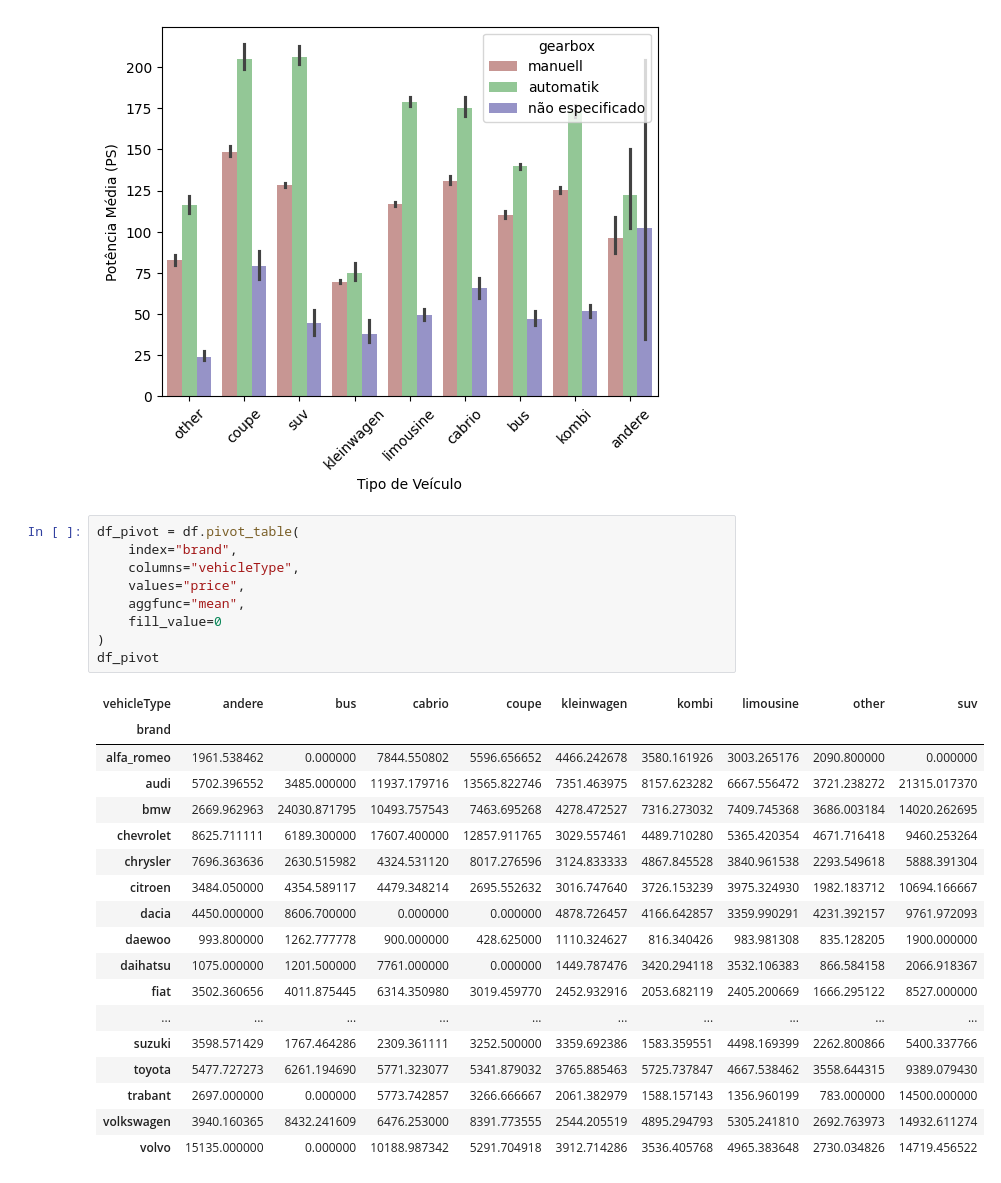
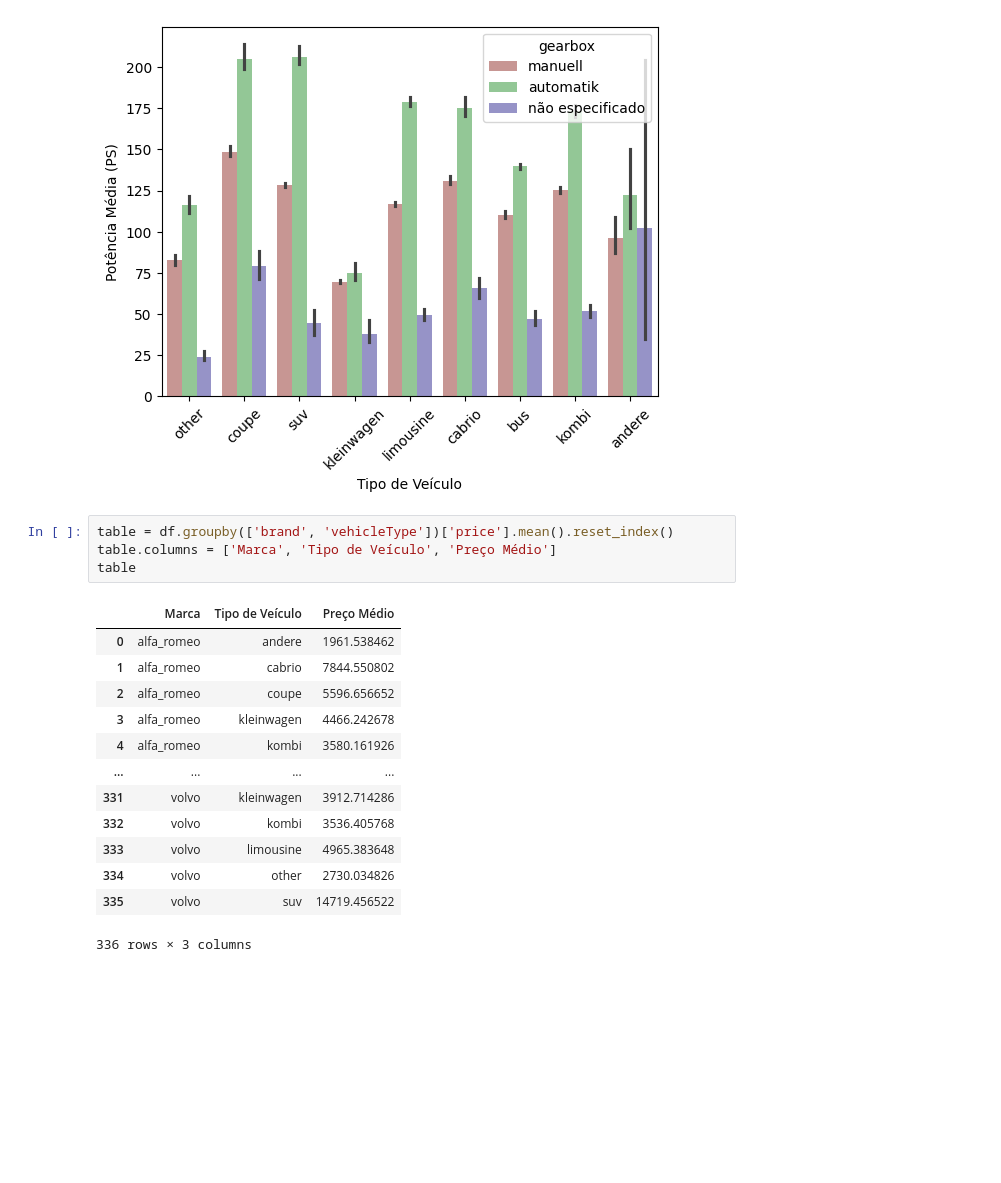
Before and after one commit to Ppaulo03/BI, a Jupyter notebook: Regressão Linear/kaggle.ipynb, the cells around one changed output. Saved outputs shown, nothing was run; the diff lists cells and outputs as text; blank space fills up the shorter version.

```diff
--- a/Regressão Linear/kaggle.ipynb
+++ b/Regressão Linear/kaggle.ipynb
@@ -103,31 +103,21 @@ plt.show()
 # %% [output]
 [figure]
 # %%
-df_pivot = df.pivot_table(
-    index="brand",
-    columns="vehicleType",
-    values="price",
-    aggfunc="mean",
-    fill_value=0
-)
-df_pivot
+table = df.groupby(['brand', 'vehicleType'])['price'].mean().reset_index()
+table.columns = ['Marca', 'Tipo de Veículo', 'Preço Médio']
+table
 # %% [output]
-| vehicleType | andere | bus | cabrio | coupe | kleinwagen | kombi | limousine | other | suv |
-| brand |  |  |  |  |  |  |  |  |  |
-| alfa_romeo | 1961.538462 | 0.000000 | 7844.550802 | 5596.656652 | 4466.242678 | 3580.161926 | 3003.265176 | 2090.800000 | 0.000000 |
-| audi | 5702.396552 | 3485.000000 | 11937.179716 | 13565.822746 | 7351.463975 | 8157.623282 | 6667.556472 | 3721.238272 | 21315.017370 |
-| bmw | 2669.962963 | 24030.871795 | 10493.757543 | 7463.695268 | 4278.472527 | 7316.273032 | 7409.745368 | 3686.003184 | 14020.262695 |
-| chevrolet | 8625.711111 | 6189.300000 | 17607.400000 | 12857.911765 | 3029.557461 | 4489.710280 | 5365.420354 | 4671.716418 | 9460.253264 |
-| chrysler | 7696.363636 | 2630.515982 | 4324.531120 | 8017.276596 | 3124.833333 | 4867.845528 | 3840.961538 | 2293.549618 | 5888.391304 |
-| citroen | 3484.050000 | 4354.589117 | 4479.348214 | 2695.552632 | 3016.747640 | 3726.153239 | 3975.324930 | 1982.183712 | 10694.166667 |
-| dacia | 4450.000000 | 8606.700000 | 0.000000 | 0.000000 | 4878.726457 | 4166.642857 | 3359.990291 | 4231.392157 | 9761.972093 |
-| daewoo | 993.800000 | 1262.777778 | 900.000000 | 428.625000 | 1110.324627 | 816.340426 | 983.981308 | 835.128205 | 1900.000000 |
-| daihatsu | 1075.000000 | 1201.500000 | 7761.000000 | 0.000000 | 1449.787476 | 3420.294118 | 3532.106383 | 866.584158 | 2066.918367 |
-| fiat | 3502.360656 | 4011.875445 | 6314.350980 | 3019.459770 | 2452.932916 | 2053.682119 | 2405.200669 | 1666.295122 | 8527.000000 |
-| ... | ... | ... | ... | ... | ... | ... | ... | ... | ... |
-| suzuki | 3598.571429 | 1767.464286 | 2309.361111 | 3252.500000 | 3359.692386 | 1583.359551 | 4498.169399 | 2262.800866 | 5400.337766 |
-| toyota | 5477.727273 | 6261.194690 | 5771.323077 | 5341.879032 | 3765.885463 | 5725.737847 | 4667.538462 | 3558.644315 | 9389.079430 |
-| trabant | 2697.000000 | 0.000000 | 5773.742857 | 3266.666667 | 2061.382979 | 1588.157143 | 1356.960199 | 783.000000 | 14500.000000 |
-| volkswagen | 3940.160365 | 8432.241609 | 6476.253000 | 8391.773555 | 2544.205519 | 4895.294793 | 5305.241810 | 2692.763973 | 14932.611274 |
-| volvo | 15135.000000 | 0.000000 | 10188.987342 | 5291.704918 | 3912.714286 | 3536.405768 | 4965.383648 | 2730.034826 | 14719.456522 |
+|  | Marca | Tipo de Veículo | Preço Médio |
+| 0 | alfa_romeo | andere | 1961.538462 |
+| 1 | alfa_romeo | cabrio | 7844.550802 |
+| 2 | alfa_romeo | coupe | 5596.656652 |
+| 3 | alfa_romeo | kleinwagen | 4466.242678 |
+| 4 | alfa_romeo | kombi | 3580.161926 |
+| ... | ... | ... | ... |
+| 331 | volvo | kleinwagen | 3912.714286 |
+| 332 | volvo | kombi | 3536.405768 |
+| 333 | volvo | limousine | 4965.383648 |
+| 334 | volvo | other | 2730.034826 |
+| 335 | volvo | suv | 14719.456522 |
+336 rows × 3 columns
 # %%
```
Also changed, not shown: parts of 1 cell of this notebook.
